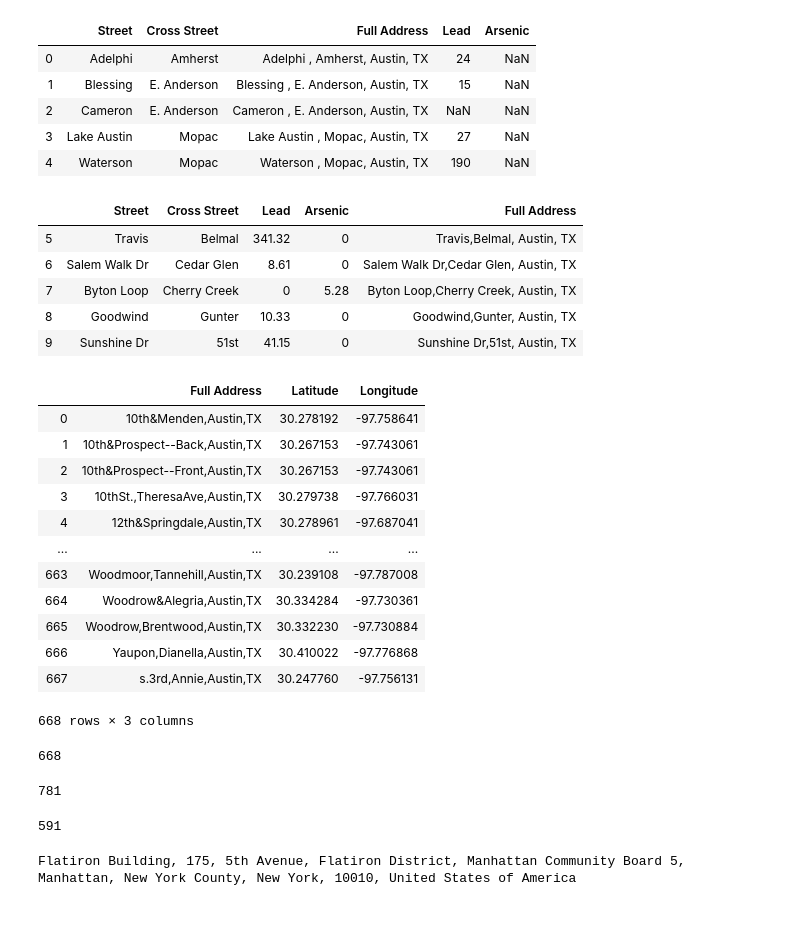
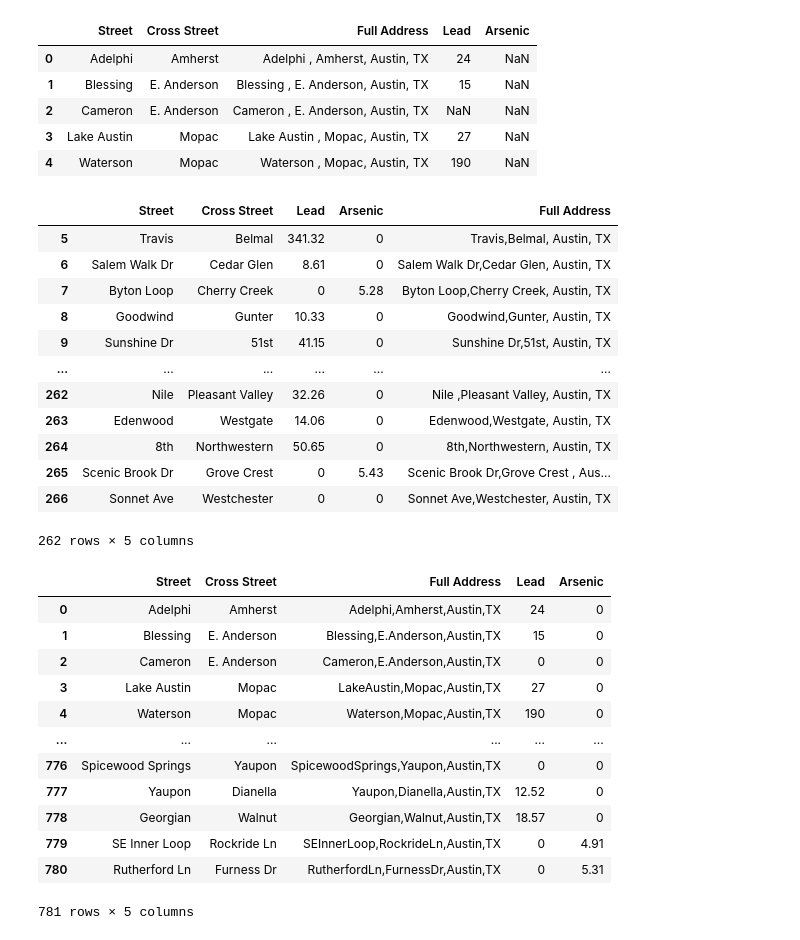
Before and after one commit to ferozumair786/PRSNL-Soil_Analysis, a Jupyter notebook: soil_analysis.ipynb, the cells around one changed output. Drawn from its saved outputs; the diff is of its cells as text; code cells hidden in the pictures.

Commit message:
use API to get geocodes"

```diff
--- a/soil_analysis.ipynb
+++ b/soil_analysis.ipynb
@@ -69,12 +69,19 @@ df_soil_18.head()
 # %%
 df_soil_19['Full Address'] = [str(street) + ',' + str(cross_street) + ', Austin, TX' for street, cross_street in zip(df_soil_19['Street'], df_soil_19['Cross Street'])]
 # %%
-df_soil_19.head()
+df_soil_19
 # %% [output]
 |  | Street | Cross Street | Lead | Arsenic | Full Address |
 | 5 | Travis | Belmal | 341.32 | 0 | Travis,Belmal, Austin, TX |
 | 6 | Salem Walk Dr | Cedar Glen | 8.61 | 0 | Salem Walk Dr,Cedar Glen, Austin, TX |
 | 7 | Byton Loop | Cherry Creek | 0 | 5.28 | Byton Loop,Cherry Creek, Austin, TX |
 | 8 | Goodwind | Gunter | 10.33 | 0 | Goodwind,Gunter, Austin, TX |
 | 9 | Sunshine Dr | 51st | 41.15 | 0 | Sunshine Dr,51st, Austin, TX |
+| ... | ... | ... | ... | ... | ... |
+| 262 | Nile | Pleasant Valley | 32.26 | 0 | Nile ,Pleasant Valley, Austin, TX |
+| 263 | Edenwood | Westgate | 14.06 | 0 | Edenwood,Westgate, Austin, TX |
+| 264 | 8th | Northwestern | 50.65 | 0 | 8th,Northwestern, Austin, TX |
+| 265 | Scenic Brook Dr | Grove Crest | 0 | 5.43 | Scenic Brook Dr,Grove Crest , Aus... |
+| 266 | Sonnet Ave | Westchester | 0 | 0 | Sonnet Ave,Westchester, Austin, TX |
+262 rows × 5 columns
 # %%
@@ -82,17 +89 @@ df_soil_18[['Lead', 'Arsenic']] = df_soil_18[['Lead', 'Arsenic']].fillna(0)
-# %%
-df_loc_18_mean
-# %% [output]
-|  | Full Address | Latitude | Longitude |
-| 0 | 10th&Menden,Austin,TX | 30.278192 | -97.758641 |
-| 1 | 10th&Prospect--Back,Austin,TX | 30.267153 | -97.743061 |
-| 2 | 10th&Prospect--Front,Austin,TX | 30.267153 | -97.743061 |
-| 3 | 10thSt.,TheresaAve,Austin,TX | 30.279738 | -97.766031 |
-| 4 | 12th&Springdale,Austin,TX | 30.278961 | -97.687041 |
-| ... | ... | ... | ... |
-| 663 | Woodmoor,Tannehill,Austin,TX | 30.239108 | -97.787008 |
-| 664 | Woodrow&Alegria,Austin,TX | 30.334284 | -97.730361 |
-| 665 | Woodrow,Brentwood,Austin,TX | 30.332230 | -97.730884 |
-| 666 | Yaupon,Dianella,Austin,TX | 30.410022 | -97.776868 |
-| 667 | s.3rd,Annie,Austin,TX | 30.247760 | -97.756131 |
-668 rows × 3 columns
 # %%
@@ -111,12 +101,0 @@ df_18 = pd.merge(df_soil_18, df_loc_18_mean, on='Full Address')
-# %%
-len(df_loc_18_mean)
-# %% [output]
-668
-# %%
-len(df_soil_18)
-# %% [output]
-781
-# %%
-len(df_18)
-# %% [output]
-591
@@ -125,8 +102,16 @@ from geopy.geocoders import Nominatim
-# %%
-geolocator = Nominatim(user_agent="soil_analysis")
-location = geolocator.geocode("175 5th Avenue NYC")
-print(location.address)
-# Flatiron Building, 175, 5th Avenue, Flatiron, New York, NYC, New York, ...
-# print((location.latitude, location.longitude))
-# %% [output]
-Flatiron Building, 175, 5th Avenue, Flatiron District, Manhattan Community Board 5, Manhattan, New York County, New York, 10010, United States of America
+# %%
+df_soil_18_15
+# %% [output]
+|  | Street | Cross Street | Full Address | Lead | Arsenic |
+| 0 | Adelphi | Amherst | Adelphi,Amherst,Austin,TX | 24 | 0 |
+| 1 | Blessing | E. Anderson | Blessing,E.Anderson,Austin,TX | 15 | 0 |
+| 2 | Cameron | E. Anderson | Cameron,E.Anderson,Austin,TX | 0 | 0 |
+| 3 | Lake Austin | Mopac | LakeAustin,Mopac,Austin,TX | 27 | 0 |
+| 4 | Waterson | Mopac | Waterson,Mopac,Austin,TX | 190 | 0 |
+| ... | ... | ... | ... | ... | ... |
+| 776 | Spicewood Springs | Yaupon | SpicewoodSprings,Yaupon,Austin,TX | 0 | 0 |
+| 777 | Yaupon | Dianella | Yaupon,Dianella,Austin,TX | 12.52 | 0 |
+| 778 | Georgian | Walnut | Georgian,Walnut,Austin,TX | 18.57 | 0 |
+| 779 | SE Inner Loop | Rockride Ln | SEInnerLoop,RockrideLn,Austin,TX | 0 | 4.91 |
+| 780 | Rutherford Ln | Furness Dr | RutherfordLn,FurnessDr,Austin,TX | 0 | 5.31 |
+781 rows × 5 columns
```
Also changed, not shown: parts of 25 cells of this notebook, 4 other files.
